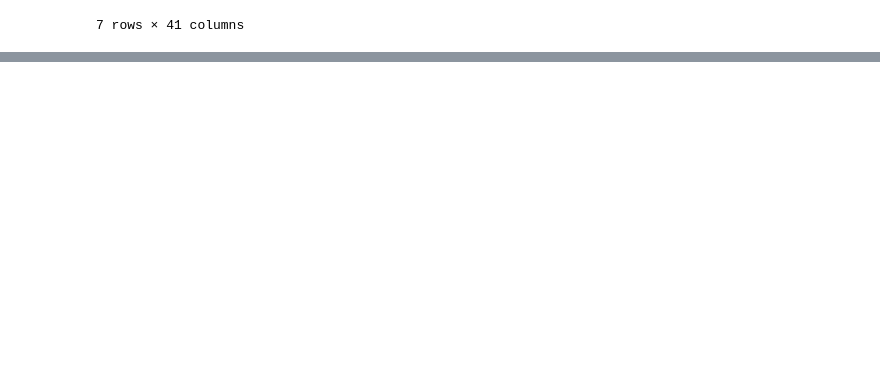
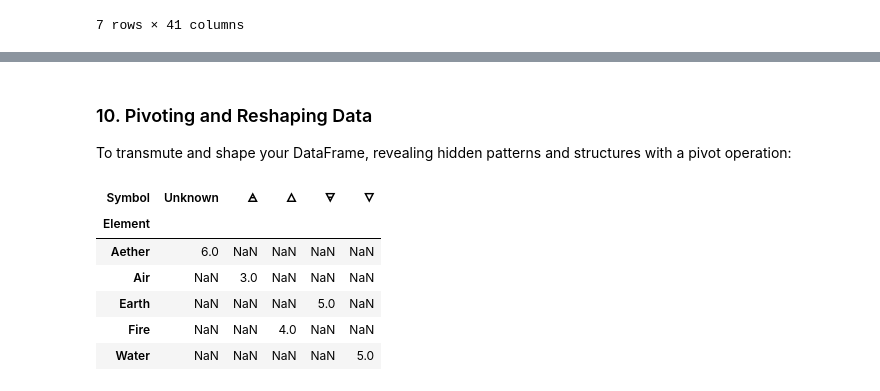
Before and after one commit to brunoopinheiro/Quick_Python_Cheat_Sheet, a Jupyter notebook: notebooks/pandas_dataframes/pandas_snippets.ipynb, the cells around one changed output, grey strips where cells are left out. Saved outputs shown, nothing was run; the diff lists cells and outputs as text; code cells hidden in the pictures; blank space fills up the shorter version.

```diff
--- a/notebooks/pandas_dataframes/pandas_snippets.ipynb
+++ b/notebooks/pandas_dataframes/pandas_snippets.ipynb
@@ -62,0 +210,10 @@ To get the first rows from the DataFrame:
+# %%
+df1 = pd.DataFrame({
+    'Element': ['Earth', 'Water', 'Fire', 'Air', 'Aether'],
+    'Symbol': ['🜃', '🜄', '🜂', '🜁', None],
+})
+
+df2 = pd.DataFrame({'Element': ['Earth', 'Fire'], 'Quality': ['Solid', 'Plasma']})
+merged_df = pd.merge(df1, df2, on='Element')
+
+(merged_df)
@@ -62,0 +236,4 @@ To get the first rows from the DataFrame:
+# %%
+df1.fillna(value='Unknown', inplace=True)
+
+(df1)
@@ -62,0 +247,17 @@ To get the first rows from the DataFrame:
+# %% [markdown]
+### 10. Pivoting and Reshaping Data
+To transmute and shape your DataFrame, revealing hidden patterns and structures with a pivot operation:
+# %%
+df1['Length'] = df1['Element'].apply(len)
+
+pivoted_df = df1.pivot(index='Element', columns='Symbol', values='Length')
+
+(pivoted_df)
+# %% [output]
+| Symbol | Unknown | 🜁 | 🜂 | 🜃 | 🜄 |
+| Element |  |  |  |  |  |
+| Aether | 6.0 | NaN | NaN | NaN | NaN |
+| Air | NaN | 3.0 | NaN | NaN | NaN |
+| Earth | NaN | NaN | NaN | 5.0 | NaN |
+| Fire | NaN | NaN | 4.0 | NaN | NaN |
+| Water | NaN | NaN | NaN | NaN | 5.0 |
```
Also changed, not shown: parts of 16 cells of this notebook, 1 other file.
